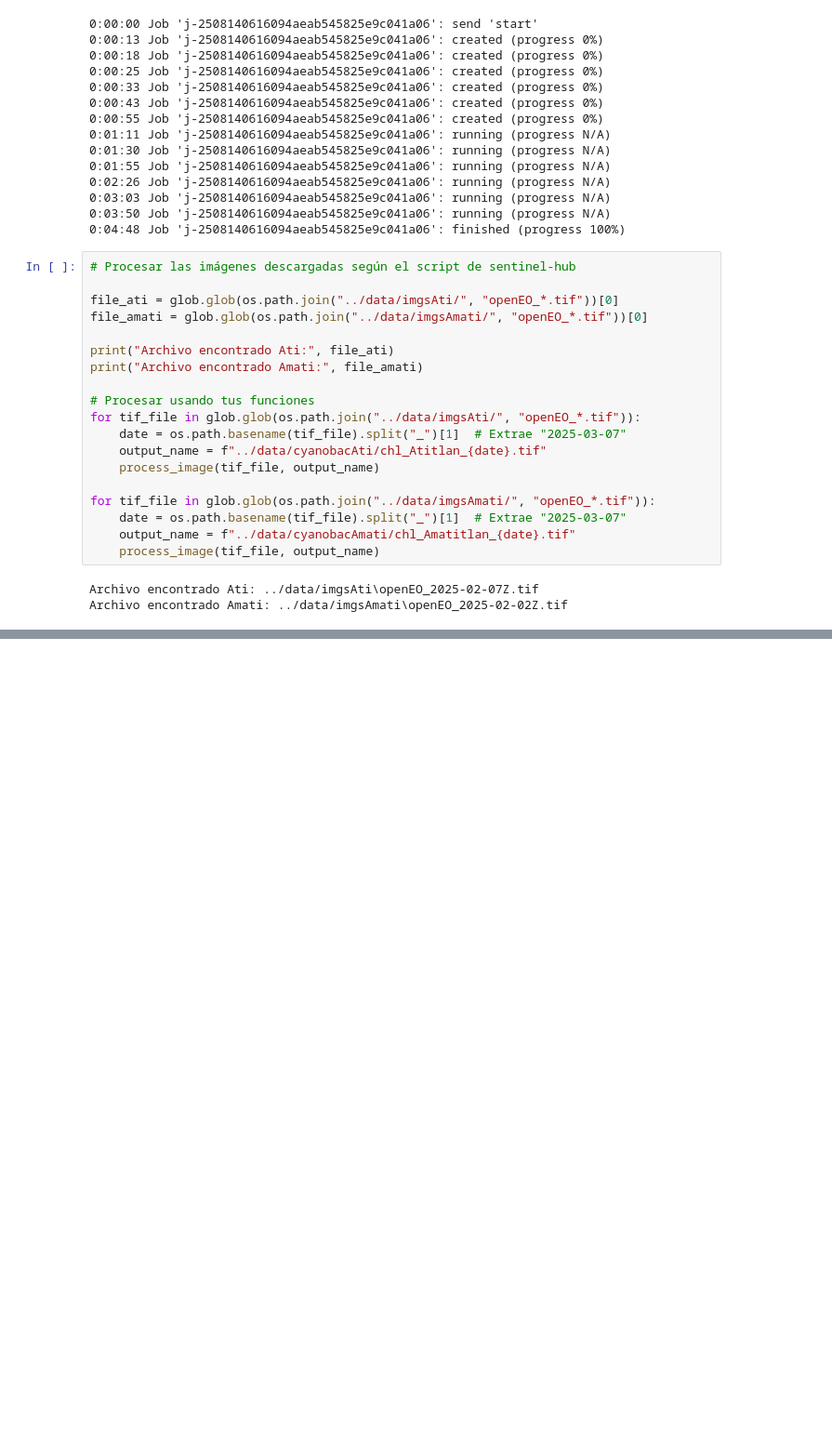
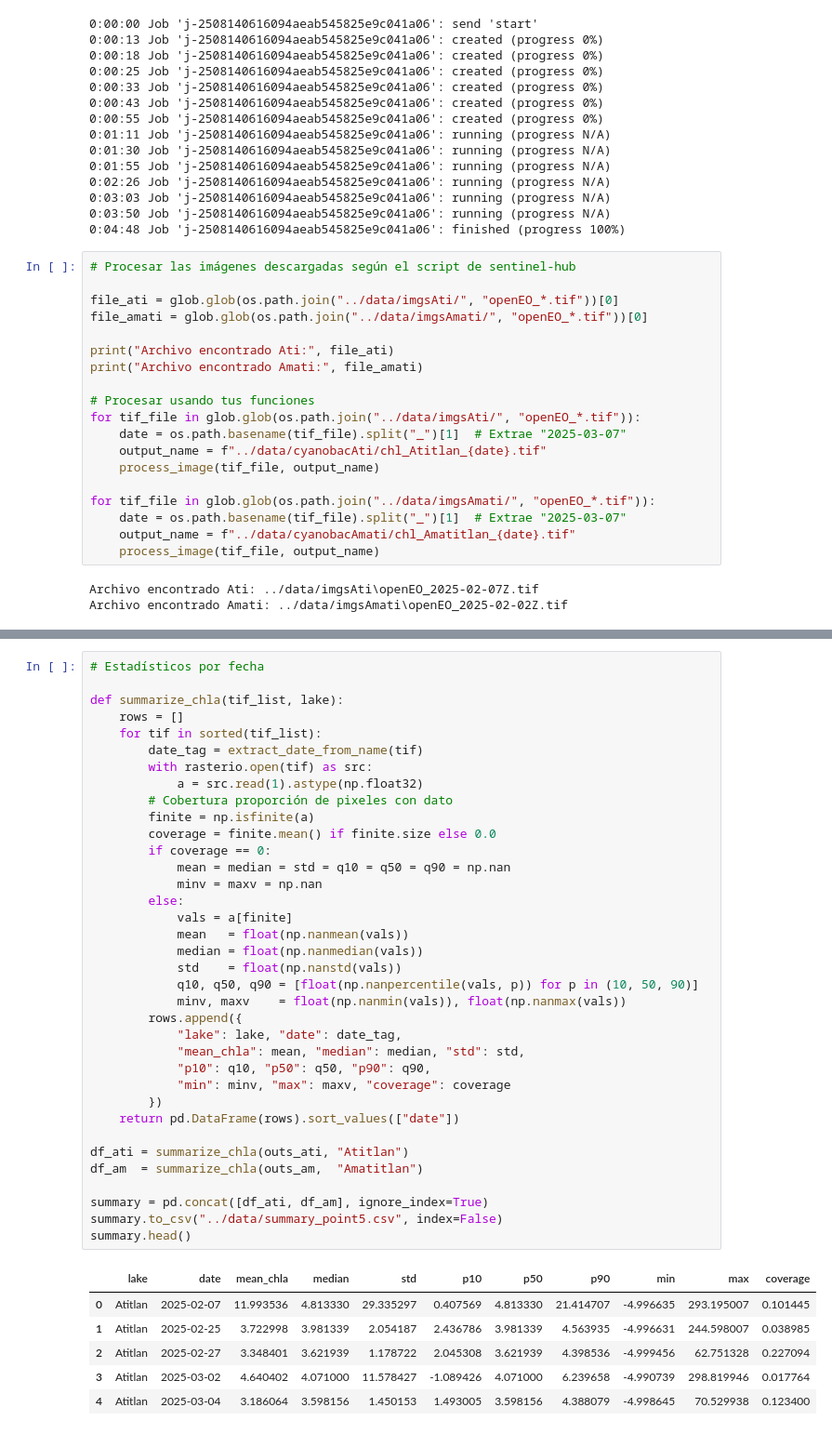
Before and after one commit to DiegoGarV/Lab4_DS, a Jupyter notebook: src/data.ipynb, the cells around one changed output, grey strips where cells are left out. Shown at 93% size. Drawn from its saved outputs; the diff is of its cells as text; blank space fills up the shorter version.

```diff
--- a/src/data.ipynb
+++ b/src/data.ipynb
@@ -247,0 +382,43 @@ Archivo encontrado Amati: ../data/imgsAmati\openEO_2025-02-02Z.tif
+# %%
+# Estadísticos por fecha
+
+def summarize_chla(tif_list, lake):
+    rows = []
+    for tif in sorted(tif_list):
+        date_tag = extract_date_from_name(tif)
+        with rasterio.open(tif) as src:
+            a = src.read(1).astype(np.float32)
+        # Cobertura proporción de pixeles con dato
+        finite = np.isfinite(a)
+        coverage = finite.mean() if finite.size else 0.0
+        if coverage == 0:
+            mean = median = std = q10 = q50 = q90 = np.nan
+            minv = maxv = np.nan
+        else:
+            vals = a[finite]
+            mean   = float(np.nanmean(vals))
+            median = float(np.nanmedian(vals))
+            std    = float(np.nanstd(vals))
+            q10, q50, q90 = [float(np.nanpercentile(vals, p)) for p in (10, 50, 90)]
+            minv, maxv    = float(np.nanmin(vals)), float(np.nanmax(vals))
+        rows.append({
+            "lake": lake, "date": date_tag,
+            "mean_chla": mean, "median": median, "std": std,
+            "p10": q10, "p50": q50, "p90": q90,
+            "min": minv, "max": maxv, "coverage": coverage
+        })
+    return pd.DataFrame(rows).sort_values(["date"])
+
+df_ati = summarize_chla(outs_ati, "Atitlan")
+df_am  = summarize_chla(outs_am,  "Amatitlan")
+
+summary = pd.concat([df_ati, df_am], ignore_index=True)
+summary.to_csv("../data/summary_point5.csv", index=False)
+summary.head()
+# %% [output]
+|  | lake | date | mean_chla | median | std | p10 | p50 | p90 | min | max | coverage |
+| 0 | Atitlan | 2025-02-07 | 11.993536 | 4.813330 | 29.335297 | 0.407569 | 4.813330 | 21.414707 | -4.996635 | 293.195007 | 0.101445 |
+| 1 | Atitlan | 2025-02-25 | 3.722998 | 3.981339 | 2.054187 | 2.436786 | 3.981339 | 4.563935 | -4.996631 | 244.598007 | 0.038985 |
+| 2 | Atitlan | 2025-02-27 | 3.348401 | 3.621939 | 1.178722 | 2.045308 | 3.621939 | 4.398536 | -4.999456 | 62.751328 | 0.227094 |
+| 3 | Atitlan | 2025-03-02 | 4.640402 | 4.071000 | 11.578427 | -1.089426 | 4.071000 | 6.239658 | -4.990739 | 298.819946 | 0.017764 |
+| 4 | Atitlan | 2025-03-04 | 3.186064 | 3.598156 | 1.450153 | 1.493005 | 3.598156 | 4.388079 | -4.998645 | 70.529938 | 0.123400 |
```
Also changed, not shown: parts of 6 cells of this notebook, 47 other files.
